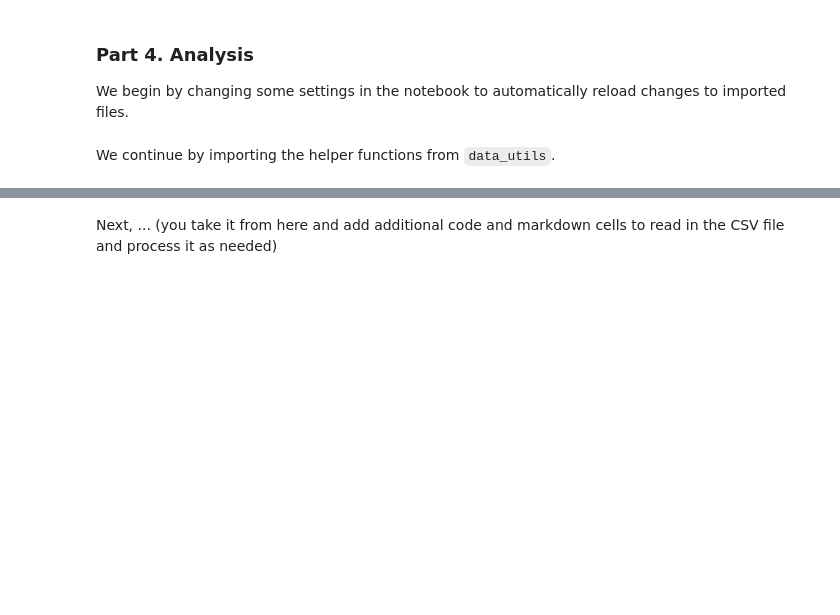
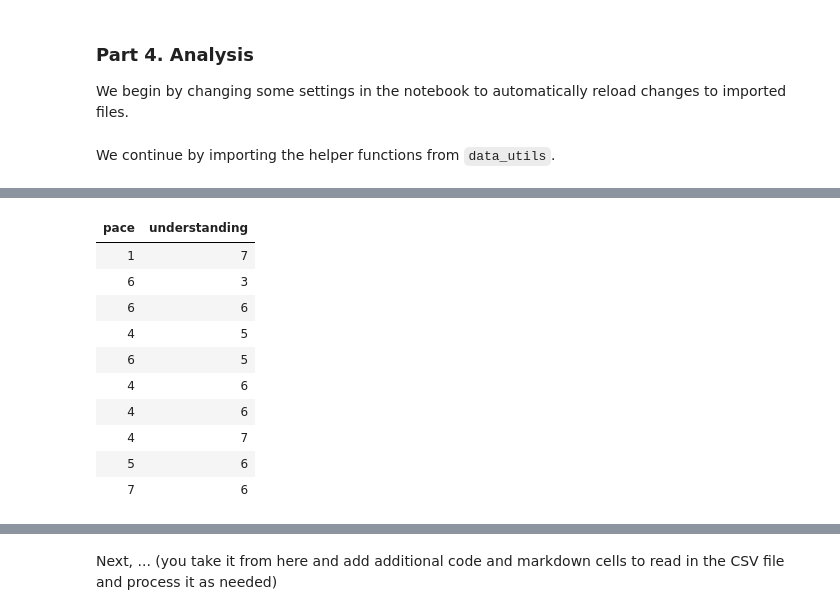
Before and after one commit to kylerein/comp110-22s-workspace, a Jupyter notebook: exercises/ex08/analysis.ipynb, the cells around one changed output, grey strips where cells are left out. Cells and saved outputs as stored; diff of their text form; code cells hidden in the pictures; blank space fills up the shorter version.

```diff
--- a/exercises/ex08/analysis.ipynb
+++ b/exercises/ex08/analysis.ipynb
@@ -69,0 +169,18 @@ We continue by importing the helper functions from `data_utils`.
+# %%
+from data_utils import select
+
+selected_data: dict[str, list[str]] = select(data_cols, ["pace", "understanding"])
+
+tabulate(head(selected_data, 10), selected_data.keys(), "html")
+# %% [output]
+| pace | understanding |
+| 1 | 7 |
+| 6 | 3 |
+| 6 | 6 |
+| 4 | 5 |
+| 6 | 5 |
+| 4 | 6 |
+| 4 | 6 |
+| 4 | 7 |
+| 5 | 6 |
+| 7 | 6 |
```
Also changed, not shown: parts of 19 cells of this notebook, 4 other files.
